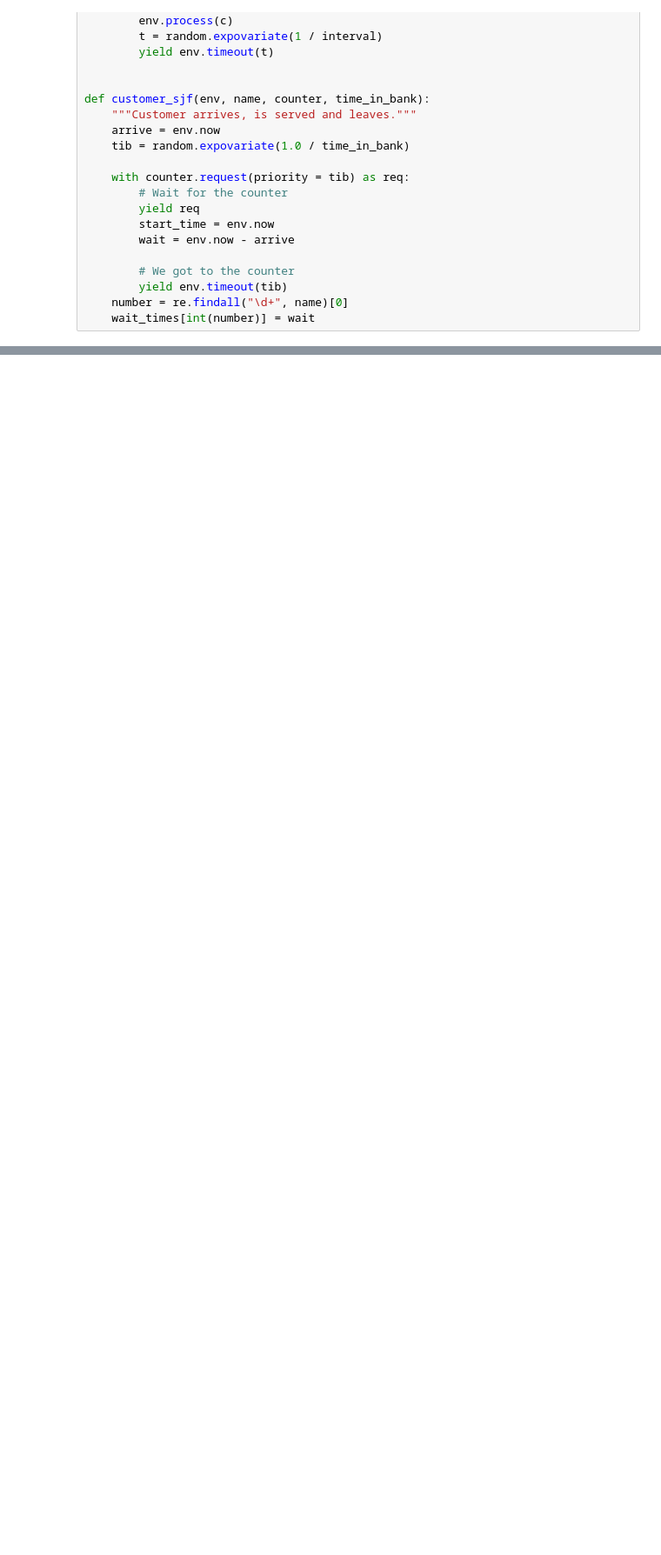
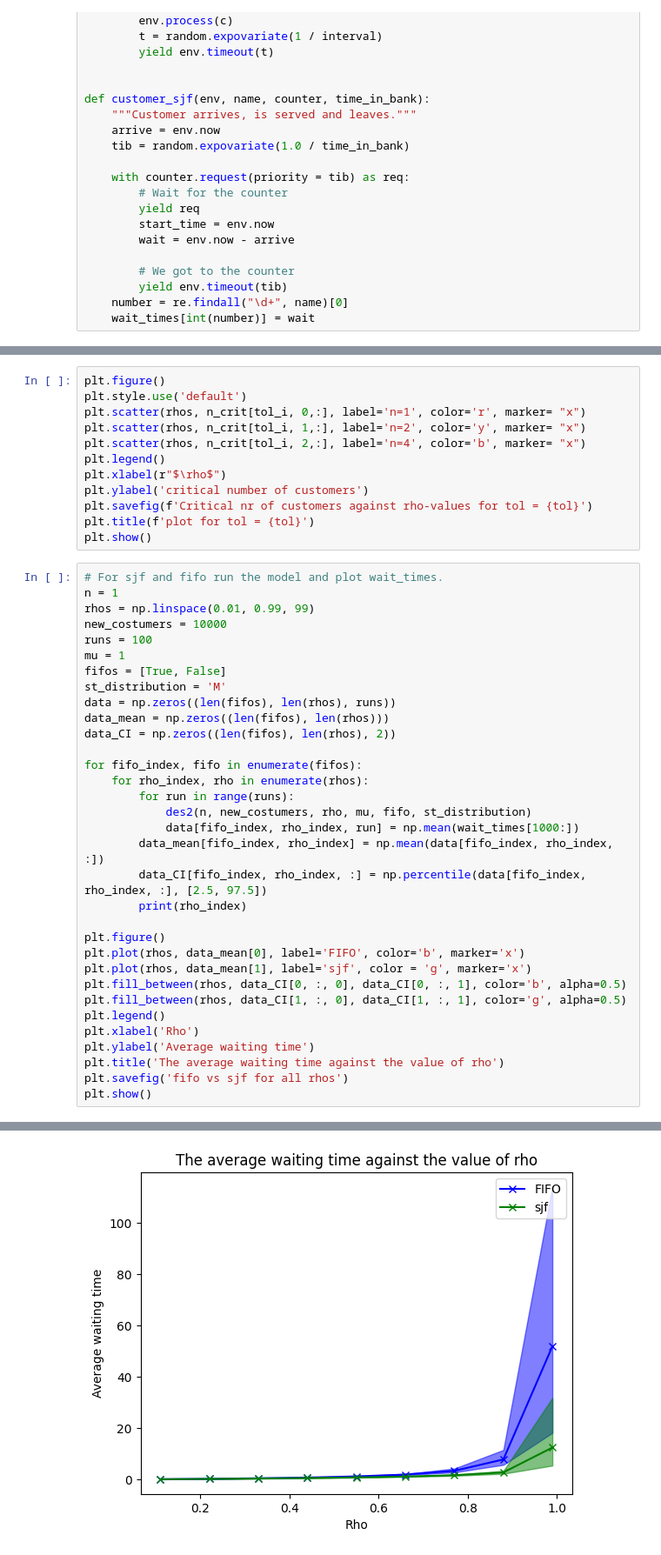
Before and after one commit to arendgeerlofs/Stochastic_simulation_a2, a Jupyter notebook: Assignment 2.ipynb, the cells around one changed output, grey strips where cells are left out. Shown: that part at 87% size. Saved outputs shown, nothing was run; the diff lists cells and outputs as text; blank space fills up the shorter version.

```diff
--- a/Assignment 2.ipynb
+++ b/Assignment 2.ipynb
@@ -181,0 +390,46 @@ Average wait time per person: 32.601490736202415
+# %%
+plt.figure()
+plt.style.use('default')
+plt.scatter(rhos, n_crit[tol_i, 0,:], label='n=1', color='r', marker= "x")
+plt.scatter(rhos, n_crit[tol_i, 1,:], label='n=2', color='y', marker= "x")
+plt.scatter(rhos, n_crit[tol_i, 2,:], label='n=4', color='b', marker= "x")
+plt.legend()
+plt.xlabel(r"$\rho$")
+plt.ylabel('critical number of customers')
+plt.savefig(f'Critical nr of customers against rho-values for tol = {tol}')
+plt.title(f'plot for tol = {tol}')
+plt.show()
+# %%
+# For sjf and fifo run the model and plot wait_times.
+n = 1
+rhos = np.linspace(0.01, 0.99, 99)
+new_costumers = 10000
+runs = 100
+mu = 1
+fifos = [True, False]
+st_distribution = 'M'
+data = np.zeros((len(fifos), len(rhos), runs))
+data_mean = np.zeros((len(fifos), len(rhos)))
+data_CI = np.zeros((len(fifos), len(rhos), 2))
+
+for fifo_index, fifo in enumerate(fifos):
+    for rho_index, rho in enumerate(rhos):
+        for run in range(runs):
+            des2(n, new_costumers, rho, mu, fifo, st_distribution)
+            data[fifo_index, rho_index, run] = np.mean(wait_times[1000:])
+        data_mean[fifo_index, rho_index] = np.mean(data[fifo_index, rho_index, :])
+        data_CI[fifo_index, rho_index, :] = np.percentile(data[fifo_index, rho_index, :], [2.5, 97.5])
+        print(rho_index)
+
+plt.figure()
+plt.plot(rhos, data_mean[0], label='FIFO', color='b', marker='x')
+plt.plot(rhos, data_mean[1], label='sjf', color = 'g', marker='x')
+plt.fill_between(rhos, data_CI[0, :, 0], data_CI[0, :, 1], color='b', alpha=0.5)
+plt.fill_between(rhos, data_CI[1, :, 0], data_CI[1, :, 1], color='g', alpha=0.5)
+plt.legend()
+plt.xlabel('Rho')
+plt.ylabel('Average waiting time')
+plt.title('The average waiting time against the value of rho')
+plt.savefig('fifo vs sjf for all rhos')
+plt.show()
+# %% [output]
@@ -181,0 +454 @@ Average wait time per person: 32.601490736202415
+[figure, added]
```
Also changed, not shown: parts of 17 cells of this notebook, 16 other files.
